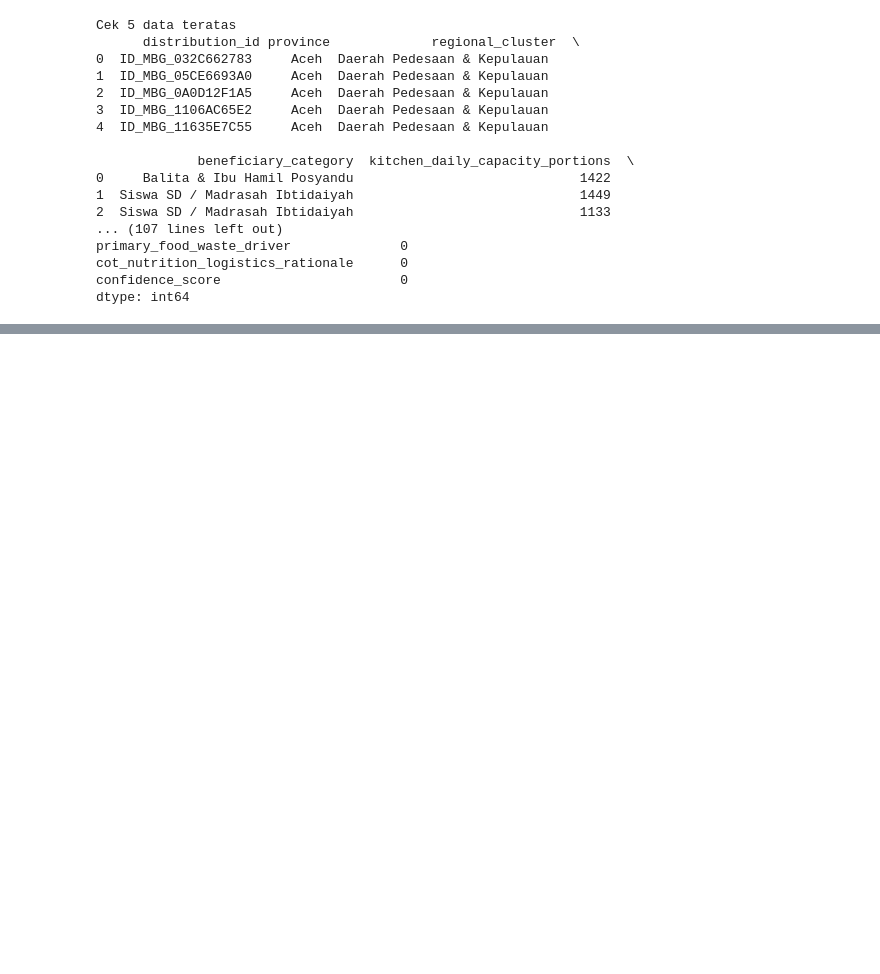
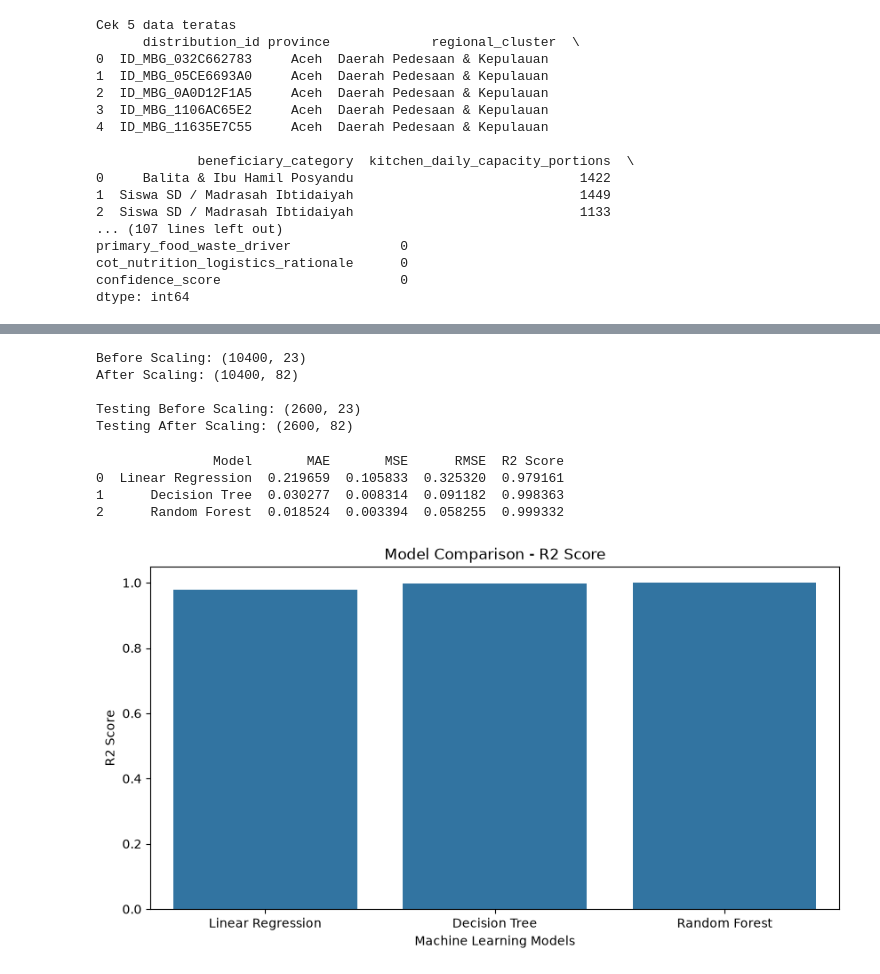
Before and after one commit to Mozzyvocca/Python-Data-Learning, a Jupyter notebook: mbg.ipynb, the cells around one changed output, grey strips where cells are left out. Drawn from its saved outputs; the diff is of its cells as text; code cells hidden in the pictures; blank space fills up the shorter version.

```diff
--- a/mbg.ipynb
+++ b/mbg.ipynb
@@ -51,0 +187,12 @@ np.int64(0)
+# %%
+print("Before Scaling:", X_train.shape)
+print("After Scaling:", X_train_scaled.shape)
+
+print("\nTesting Before Scaling:", X_test.shape)
+print("Testing After Scaling:", X_test_scaled.shape)
+# %% [output]
+Before Scaling: (10400, 23)
+After Scaling: (10400, 82)
+
+Testing Before Scaling: (2600, 23)
+Testing After Scaling: (2600, 82)
@@ -51,0 +225,52 @@ np.int64(0)
+# %%
+results = []
+
+for name, model in models.items():
+
+    # Training model
+    model.fit(X_train_scaled, y_train)
+
+    # Prediksi data testing
+    y_pred = model.predict(X_test_scaled)
+
+    # Evaluasi model
+    mae = mean_absolute_error(y_test, y_pred)
+    mse = mean_squared_error(y_test, y_pred)
+    rmse = np.sqrt(mse)
+    r2 = r2_score(y_test, y_pred)
+
+    results.append({
+        'Model': name,
+        'MAE': mae,
+        'MSE': mse,
+        'RMSE': rmse,
+        'R2 Score': r2
+    })
+
+results_df = pd.DataFrame(results)
+
+print(results_df)
+# %% [output]
+               Model       MAE       MSE      RMSE  R2 Score
+0  Linear Regression  0.219659  0.105833  0.325320  0.979161
+1      Decision Tree  0.030277  0.008314  0.091182  0.998363
+2      Random Forest  0.018524  0.003394  0.058255  0.999332
+# %%
+import matplotlib.pyplot as plt
+import seaborn as sns
+
+plt.figure(figsize=(10, 5))
+
+sns.barplot(
+    data=results_df,
+    x='Model',
+    y='R2 Score'
+)
+
+plt.title('Model Comparison - R2 Score')
+plt.xlabel('Machine Learning Models')
+plt.ylabel('R2 Score')
+
+plt.show()
+# %% [output]
+[figure, added]
```
Also changed, not shown: parts of 15 cells of this notebook.
